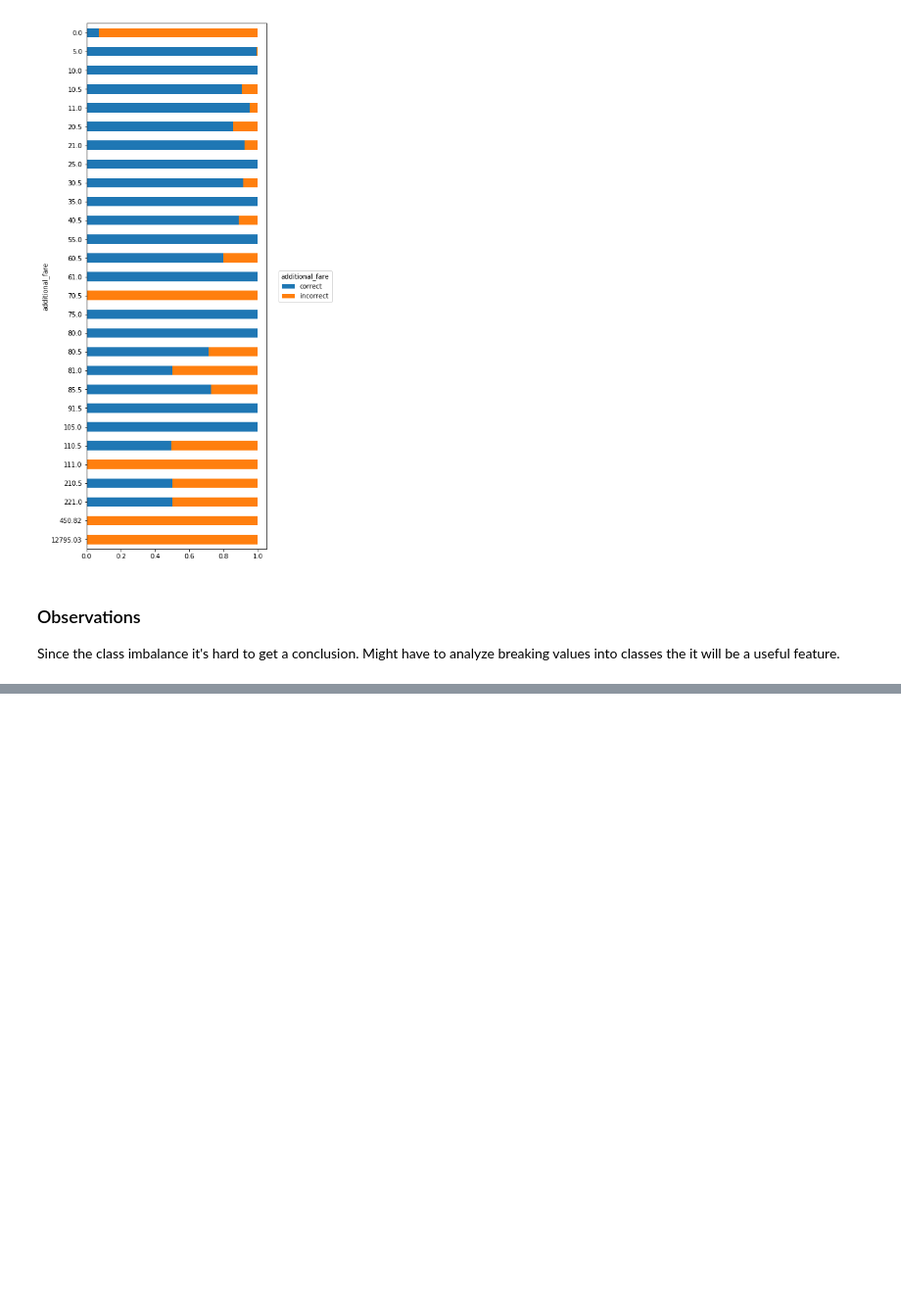
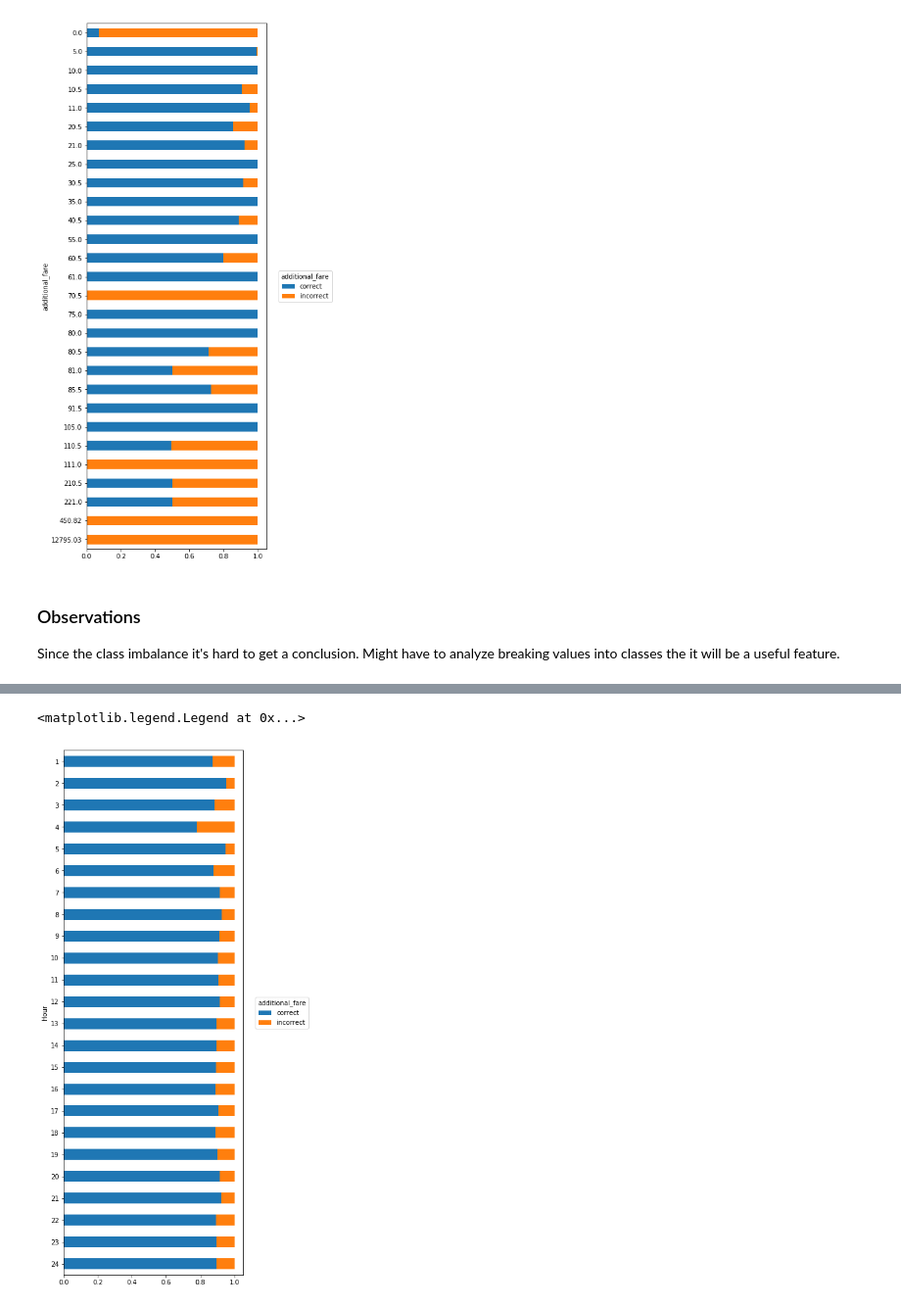
Before and after one commit to maduranga95/Tuk_fare_accuracy, a Jupyter notebook: Fare_Classification_visualization_preprocessing.ipynb, the cells around one changed output, grey strips where cells are left out. Shown at 98% size. Saved outputs shown, nothing was run; the diff lists cells and outputs as text; code cells hidden in the pictures; blank space fills up the shorter version.

```diff
--- a/Fare_Classification_visualization_preprocessing.ipynb
+++ b/Fare_Classification_visualization_preprocessing.ipynb
@@ -233,0 +293,4 @@ Might have to analyze breaking values into classes the it will be a useful featu
+# %%
+Hourly_counts = counts.sum(axis='columns')
+props = counts.div(Hourly_counts, axis='index')
+props
@@ -233,0 +316,9 @@ Might have to analyze breaking values into classes the it will be a useful featu
+# %%
+## stacked bar chart
+
+ax = props.plot.barh(stacked=True, figsize=(5,15))
+ax.invert_yaxis()
+ax.legend(loc='center left', bbox_to_anchor=(1.05, 0.5), title='additional_fare')
+# %% [output]
+<matplotlib.legend.Legend at 0x...>
+[figure, added]
```
Also changed, not shown: parts of 6 cells of this notebook, 4 other files.
